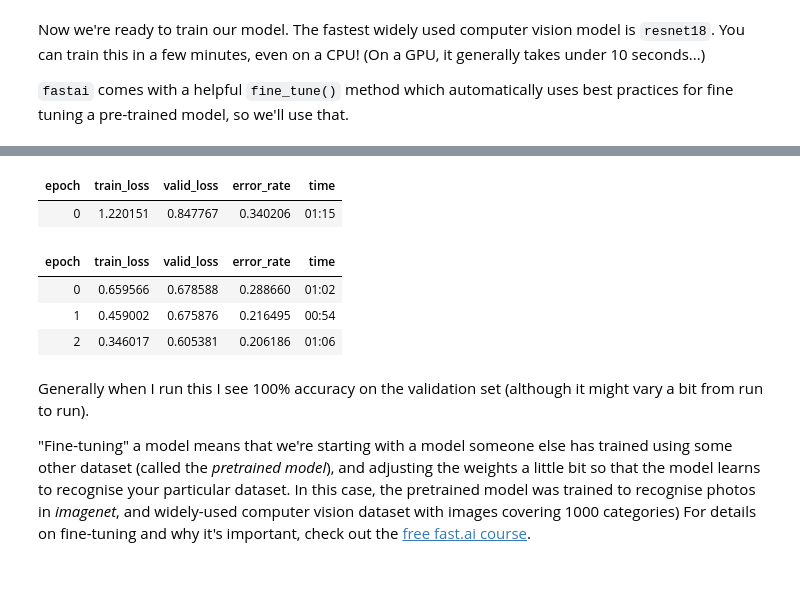
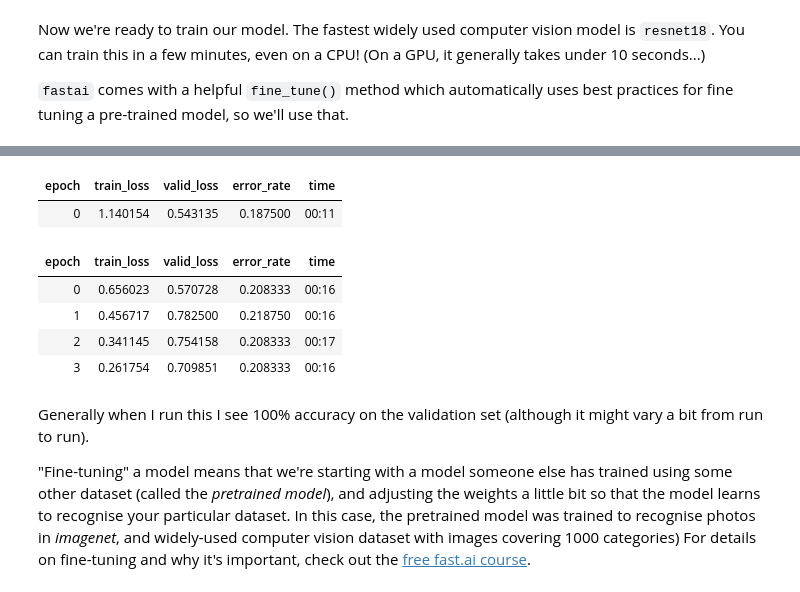
Before and after one commit to britannio/course22, a Jupyter notebook: 00-is-it-a-bird-creating-a-model-from-your-own-data.ipynb, the cells around one changed output, grey strips where cells are left out. Saved outputs shown, nothing was run; the diff lists cells and outputs as text; code cells hidden in the pictures.

```diff
--- a/00-is-it-a-bird-creating-a-model-from-your-own-data.ipynb
+++ b/00-is-it-a-bird-creating-a-model-from-your-own-data.ipynb
@@ -143,6 +143,6 @@ Now we're ready to train our model. The fastest widely used computer vision mode
 
 `fastai` comes with a helpful `fine_tune()` method which automatically uses best practices for fine tuning a pre-trained model, so we'll use that.
 # %%
-learn = vision_learner(dls, resnet18, metrics=error_rate)
-learn.fine_tune(3)
+learn = vision_learner(dls, resnet34, metrics=error_rate)
+learn.fine_tune(4)
 # %% [output]
@@ -150,9 +150,10 @@ Downloading: "https://download.pytorch.org/models/resnet18-f37072fd.pth" to /hom
 | epoch | train_loss | valid_loss | error_rate | time |
-| 0 | 1.220151 | 0.847767 | 0.340206 | 01:15 |
+| 0 | 1.140154 | 0.543135 | 0.187500 | 00:11 |
 | epoch | train_loss | valid_loss | error_rate | time |
-| 0 | 0.659566 | 0.678588 | 0.288660 | 01:02 |
-| 1 | 0.459002 | 0.675876 | 0.216495 | 00:54 |
-| 2 | 0.346017 | 0.605381 | 0.206186 | 01:06 |
+| 0 | 0.656023 | 0.570728 | 0.208333 | 00:16 |
+| 1 | 0.456717 | 0.782500 | 0.218750 | 00:16 |
+| 2 | 0.341145 | 0.754158 | 0.208333 | 00:17 |
+| 3 | 0.261754 | 0.709851 | 0.208333 | 00:16 |
 # %% [markdown]
 Generally when I run this I see 100% accuracy on the validation set (although it might vary a bit from run to run).
 
```
Also changed, not shown: parts of 6 cells of this notebook, 5 other files.
